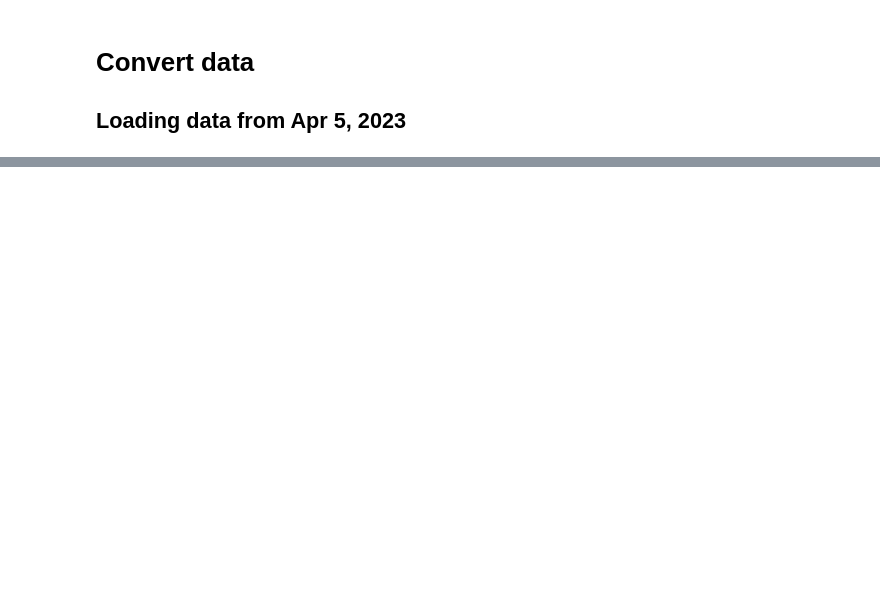
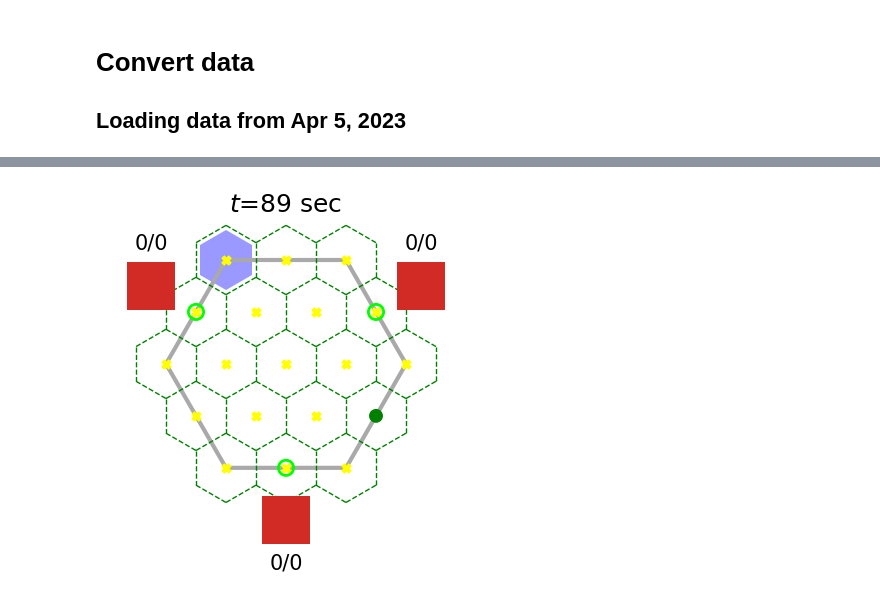
Before and after one commit to XaqLab/hex-arena, a Jupyter notebook: load-data.ipynb, the cells around one changed output, grey strips where cells are left out. Cells and saved outputs as stored; diff of their text form; code cells hidden in the pictures; blank space fills up the shorter version.

```diff
--- a/load-data.ipynb
+++ b/load-data.ipynb
@@ -83,6 +87,21 @@ actions: (2399,)
 # %%
+counts = np.zeros((len(env_data['pos']), 3, 2))
+for t in range(len(env_data['push'])):
+    if env_data['push'][t]:
+        pos = env_data['pos'][t+1]
+        if pos in env.arena.boxes:
+            b_idx = env.arena.boxes.index(pos)
+            counts[t, b_idx, 1] = 1
+            if env_data['success'][t]:
+                counts[t, b_idx, 0] = 1
+counts = np.cumsum(counts, axis=0).astype(int)
+
 fig, ani = env.play_episode(
-    env_data['pos'], env_data['gaze'], env_data['colors'],
-    env_data['push'], env_data['success'], num_steps=240,
+    env_data['pos'], env_data['gaze'],
+    rewarded=[None]+[*env_data['success']],
+    colors=env_data['colors'], counts=counts,
+    tmax=180,
 )
-ani.save('store/monkey-trial_block-{:d}.gif'.format(block_idx+1))
+ani.save('store/monkey-trial_block-{:d}.gif'.format(block_idx+1), fps=6)
+# %% [output]
+[figure, added]
```
Also changed, not shown: parts of 5 cells of this notebook, 7 other files.
